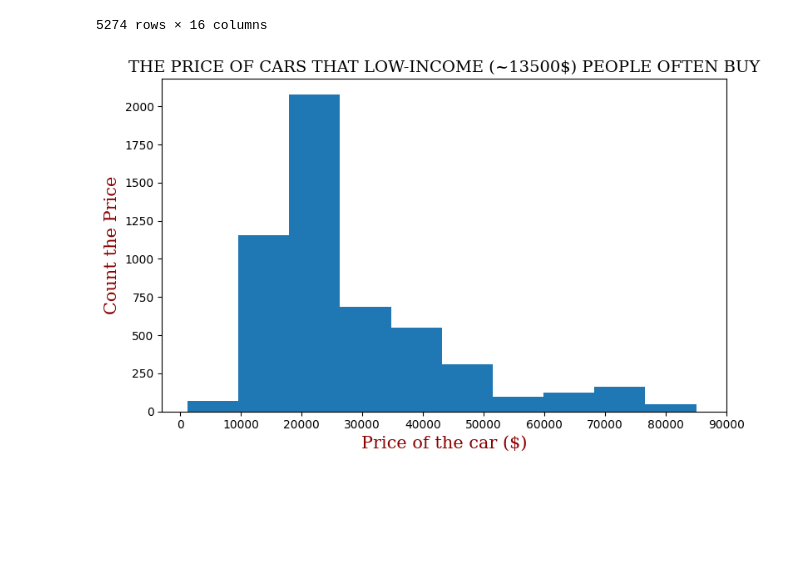
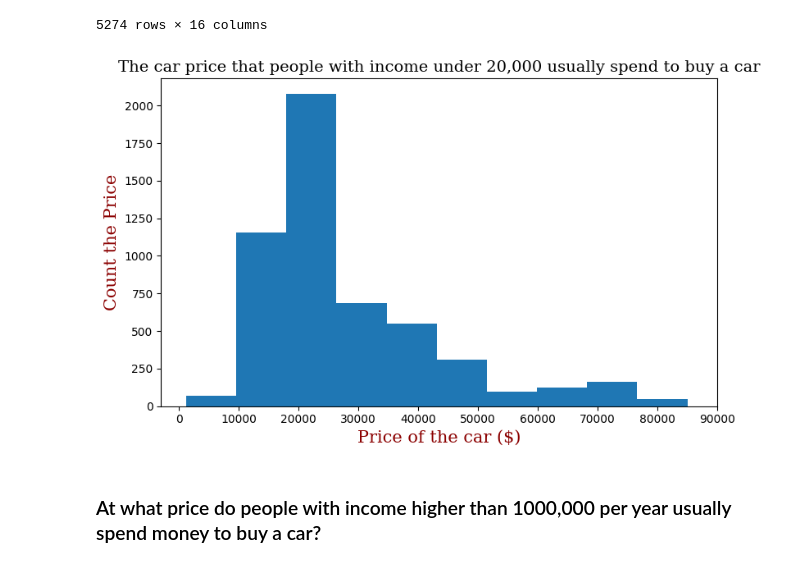
Before and after one commit to dontask1124/ANALYZING-CAR-SALES-DATA-USING-PYTHON, a Jupyter notebook: main.ipynb, the cells around one changed output. Cells and saved outputs as stored; diff of their text form; code cells hidden in the pictures; blank space fills up the shorter version.

```diff
--- a/main.ipynb
+++ b/main.ipynb
@@ -203,6 +230,5 @@ plt.show()
 # %%
-#Người có thu nhập thấp xe mua với giá xe nào
-smallest_AnnualIncome_VS_Car_Price = data[data['Annual Income'].isin(np.array(annualIncome_Vs_Price['Annual Income'].head(10).values))].sort_values(by='Price ($)')
+smallest_AnnualIncome_VS_Car_Price = data[data['Annual Income']< 20000].sort_values(by='Price ($)')
 smallest_AnnualIncome_VS_Car_Price
 # %% [output]
 |  | Car_id | Date | Customer Name | Gender | Annual Income | Dealer_Name | Company | Model | Engine | ... |
@@ -221,12 +247,14 @@ smallest_AnnualIncome_VS_Car_Price
 # %%
 plt.figure(figsize=(8,5))
 plt.hist(smallest_AnnualIncome_VS_Car_Price['Price ($)'], bins= 10)
-plt.title("THE PRICE OF CARS THAT LOW-INCOME (~13500$) PEOPLE OFTEN BUY", fontdict=font1, color = 'black', size = 14)
+plt.title("The car price that people with income under 20,000 usually spend to buy a car", fontdict=font1, color = 'black', size = 14)
 plt.xlabel("Price of the car ($)", fontdict=font2)
 plt.ylabel("Count the Price", fontdict=font2)
 plt.xticks([0,10000,20000,30000,40000,50000,60000,70000,80000,90000])
 plt.tight_layout()
 plt.show()
 # %% [output]
-[figure, old version]
+[figure, new version]
+# %% [markdown]
+<h3>At what price do people with income higher than 1000,000 per year usually spend money to buy a car?</h3>
 # %%
```
Also changed, not shown: parts of 10 cells of this notebook.
